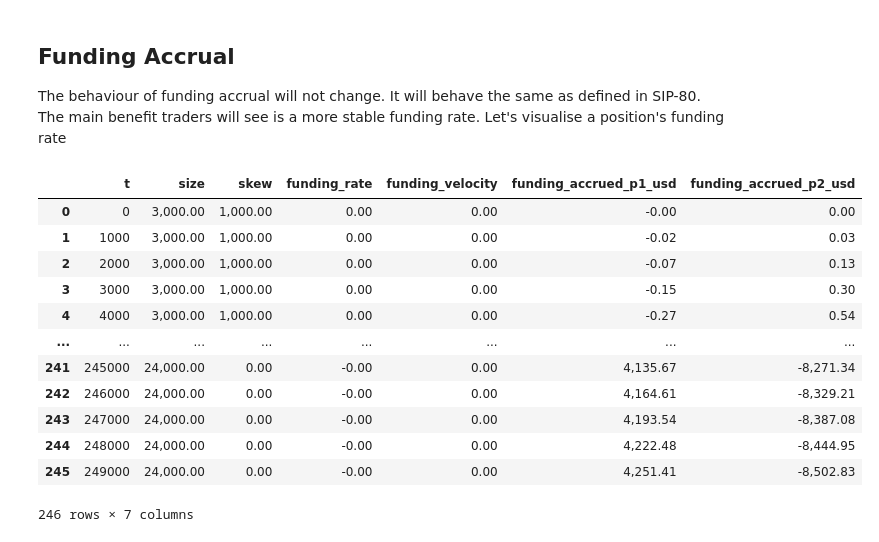
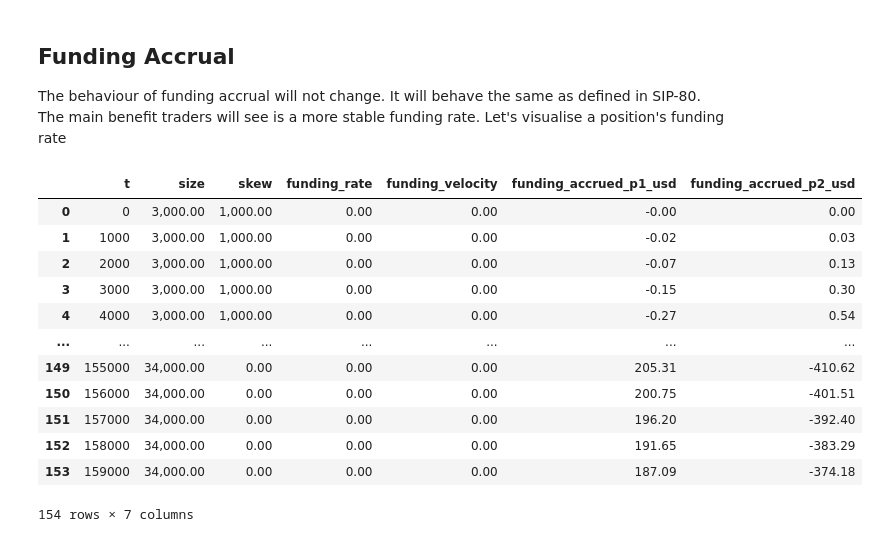
Before and after one commit to davidvuong/perpsv2-funding, a Jupyter notebook: main.ipynb, the cells around one changed output. Cells and saved outputs as stored; diff of their text form; code cells hidden in the pictures.

```diff
--- a/main.ipynb
+++ b/main.ipynb
@@ -368,12 +370,12 @@ def simulation_02(price=1000):
 
     intervals = []
 
-    # Nothing happens between 1000s to 20,000s
+    # Nothing happens between 1000s to 20,000s (skew 1M)
     gen_empty_intervals_between(intervals, 1000, 20_000)
 
     # New trader!
     #
-    # Skew still exists and will continue to move in the same direction, just at a slower pace.
+    # Skew now at 0.5M
     intervals.append({'t': 21_000, 'size_usd': -500_000})
 
     gen_empty_intervals_between(intervals, 22_000, 30_000)
@@ -387,50 +389,50 @@ def simulation_02(price=1000):
 
     # New trader!
     #
-    # A whale has pushed the skew negative by 10M
-    intervals.append({'t': 51_000, 'size_usd': -10_000_000})
+    # the skew is now -5M
+    intervals.append({'t': 51_000, 'size_usd': -5_000_000})
 
-    gen_empty_intervals_between(intervals, 51_000, 100_000)
+    gen_empty_intervals_between(intervals, 52_000, 80_000)
 
     # New trader!
     #
-    # Skew now at -7M
-    intervals.append({'t': 101_000, 'size_usd': 3_000_000})
+    # Skew now at -1M
+    intervals.append({'t': 81_000, 'size_usd': 4_000_000})
 
-    gen_empty_intervals_between(intervals, 102_000, 150_000)
+    gen_empty_intervals_between(intervals, 82_000, 120_000)
 
     # New trader!
     #
-    # Skew now at -2M
-    intervals.append({'t': 151_000, 'size_usd': 5_000_000})
+    # Skew now at 10M
+    intervals.append({'t': 121_000, 'size_usd': 11_000_000})
 
-    gen_empty_intervals_between(intervals, 151_000, 170_000)
+    gen_empty_intervals_between(intervals, 122_000, 150_000)
 
     # New trader!
     #
     # Skew now at 0
-    intervals.append({'t': 171_000, 'size_usd': 2_000_000})
+    intervals.append({'t': 151_000, 'size_usd': -10_000_000})
 
-    gen_empty_intervals_between(intervals, 172_000, 250_000)
+    gen_empty_intervals_between(intervals, 152_000, 160_000)
 
     return sim_02(market, intervals, events, p1, p2, price), p1, p2
 
 sim_02_res, p1, p2 = simulation_02()
 ppint_sim_02_events(sim_02_res, p1, p2)
 # %% [output]
 |  | t | size | skew | funding_rate | funding_velocity | funding_accrued_p1_usd | funding_accrued_p2_usd |
 | 0 | 0 | 3,000.00 | 1,000.00 | 0.00 | 0.00 | -0.00 | 0.00 |
 | 1 | 1000 | 3,000.00 | 1,000.00 | 0.00 | 0.00 | -0.02 | 0.03 |
 | 2 | 2000 | 3,000.00 | 1,000.00 | 0.00 | 0.00 | -0.07 | 0.13 |
 | 3 | 3000 | 3,000.00 | 1,000.00 | 0.00 | 0.00 | -0.15 | 0.30 |
 | 4 | 4000 | 3,000.00 | 1,000.00 | 0.00 | 0.00 | -0.27 | 0.54 |
 | ... | ... | ... | ... | ... | ... | ... | ... |
-| 241 | 245000 | 24,000.00 | 0.00 | -0.00 | 0.00 | 4,135.67 | -8,271.34 |
-| 242 | 246000 | 24,000.00 | 0.00 | -0.00 | 0.00 | 4,164.61 | -8,329.21 |
-| 243 | 247000 | 24,000.00 | 0.00 | -0.00 | 0.00 | 4,193.54 | -8,387.08 |
-| 244 | 248000 | 24,000.00 | 0.00 | -0.00 | 0.00 | 4,222.48 | -8,444.95 |
-| 245 | 249000 | 24,000.00 | 0.00 | -0.00 | 0.00 | 4,251.41 | -8,502.83 |
+| 149 | 155000 | 34,000.00 | 0.00 | 0.00 | 0.00 | 205.31 | -410.62 |
+| 150 | 156000 | 34,000.00 | 0.00 | 0.00 | 0.00 | 200.75 | -401.51 |
+| 151 | 157000 | 34,000.00 | 0.00 | 0.00 | 0.00 | 196.20 | -392.40 |
+| 152 | 158000 | 34,000.00 | 0.00 | 0.00 | 0.00 | 191.65 | -383.29 |
+| 153 | 159000 | 34,000.00 | 0.00 | 0.00 | 0.00 | 187.09 | -374.18 |
-246 rows × 7 columns
+154 rows × 7 columns
 # %%
 plt.plot(
     [x['t'] for x in sim_02_res],
```
Also changed, not shown: parts of 2 cells of this notebook.
